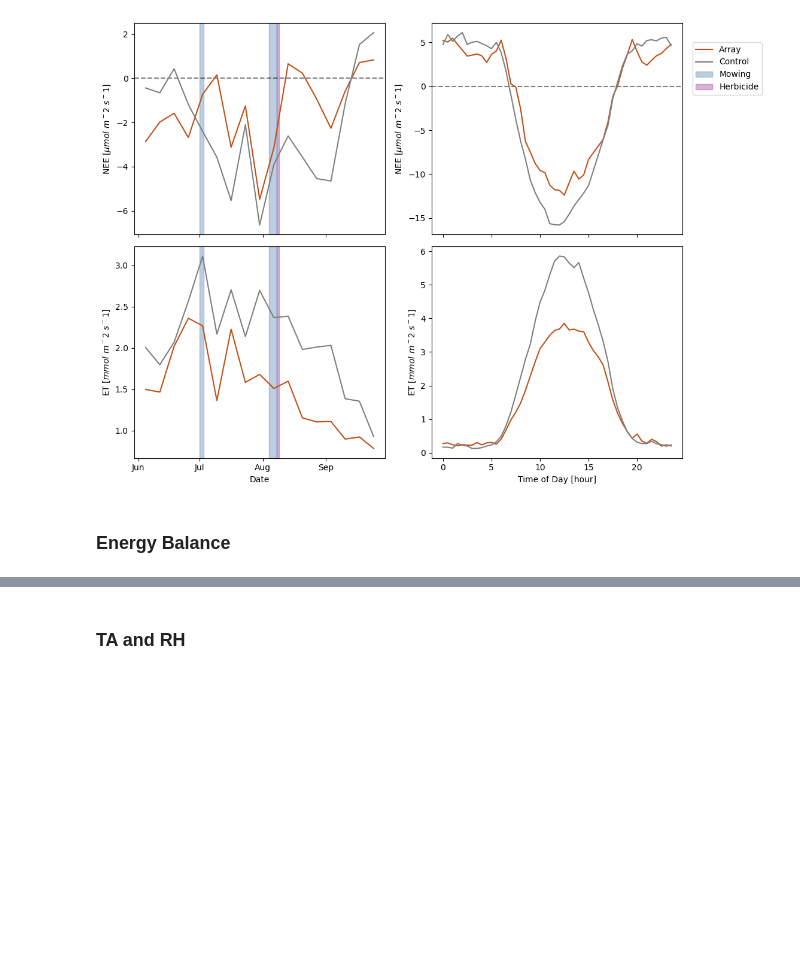
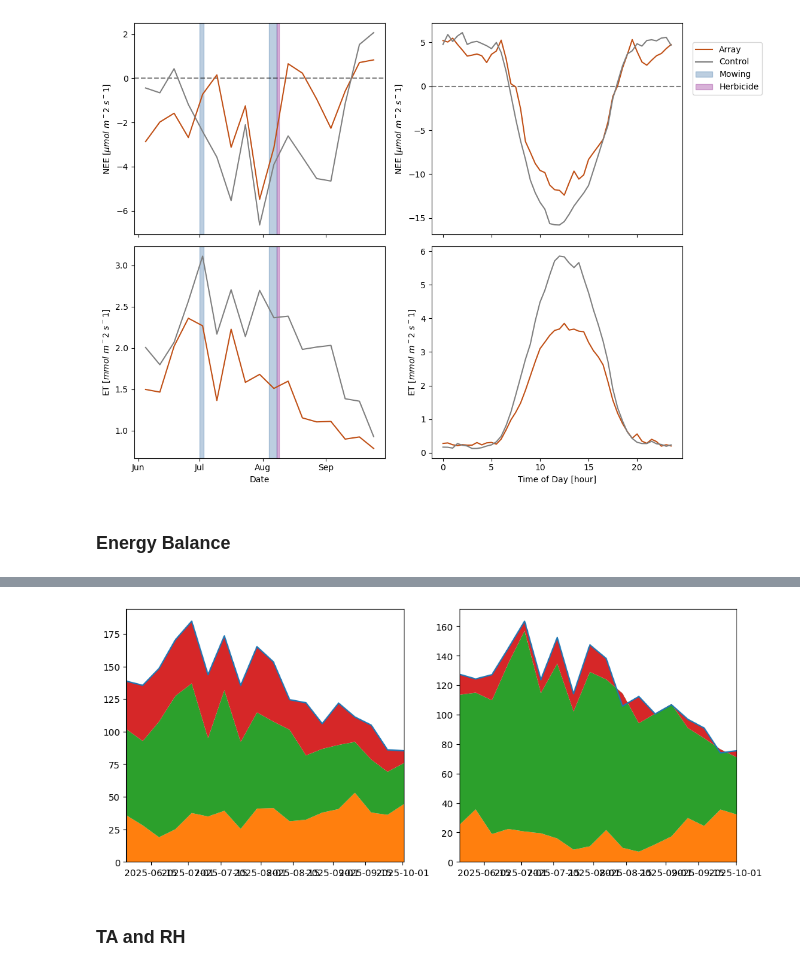
Before and after one commit to ermather/Kogonsa_Solar_obs_analysis, a Jupyter notebook: obs_analysis/AVRF_manuscript_figs.ipynb, the cells around one changed output, grey strips where cells are left out. Drawn from its saved outputs; the diff is of its cells as text; code cells hidden in the pictures; blank space fills up the shorter version.

```diff
--- a/obs_analysis/AVRF_manuscript_figs.ipynb
+++ b/obs_analysis/AVRF_manuscript_figs.ipynb
@@ -290,3 +307,17 @@ fig, axs = plt.subplots(1, 2, figsize = (12, 5))
+# %%
+fig, axs = plt.subplots(1, 2, figsize = (12, 5))
+
+for i in range(len(axs)):
+    ax = axs[i]
+    tow = list(towdat_dict.keys())[i]
+    towdat = towdat_dict[tow][1]
+    week_avg = weighted_week_avg(towdat)
+    IE = week_avg['SWin'] + week_avg['LWin'] - week_avg['SWout'] - week_avg['LWout']
+    ax.plot(IE)
+    ax.stackplot(week_avg.index, week_avg['H'], week_avg['LE'], IE - week_avg['H'] - week_avg['LE']) #Fixthis
+    ax.set_xlim(week_avg.index.min(), week_avg.index.max())
+# %% [output]
+[figure, added]
 # %% [markdown]
 ### TA and RH
 # %%
```
Also changed, not shown: parts of 3 cells of this notebook.
